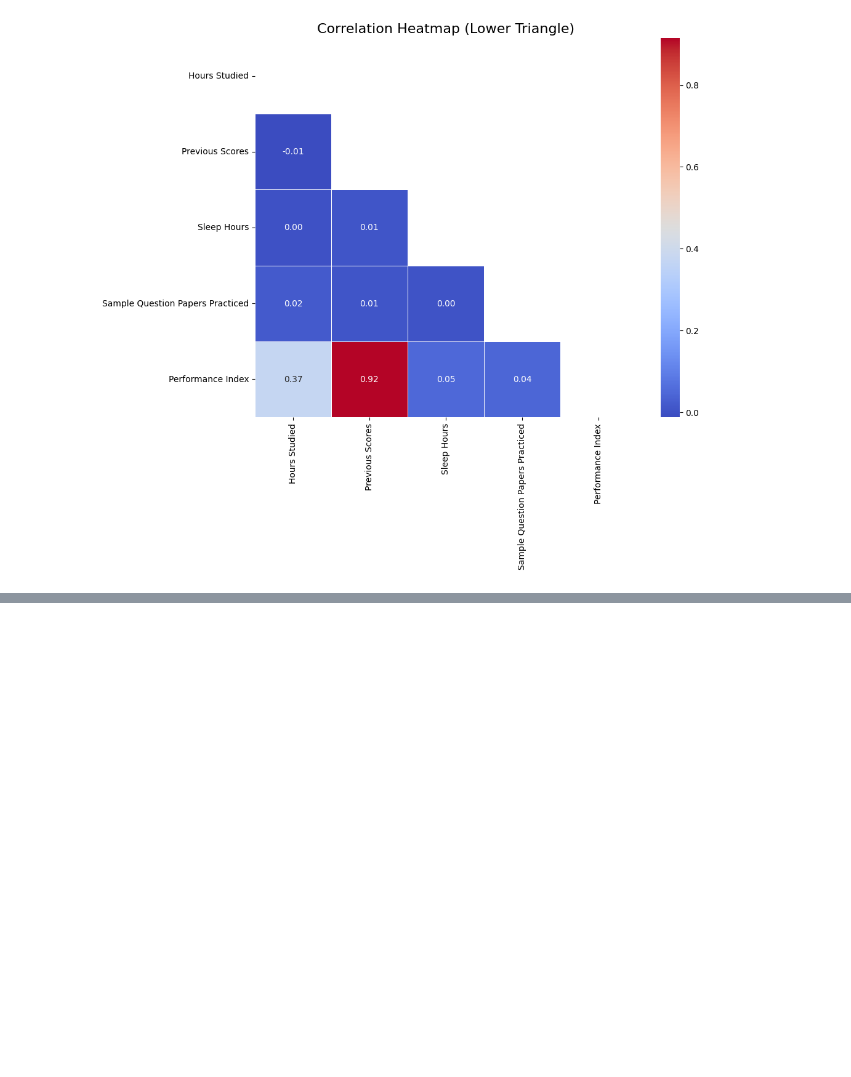
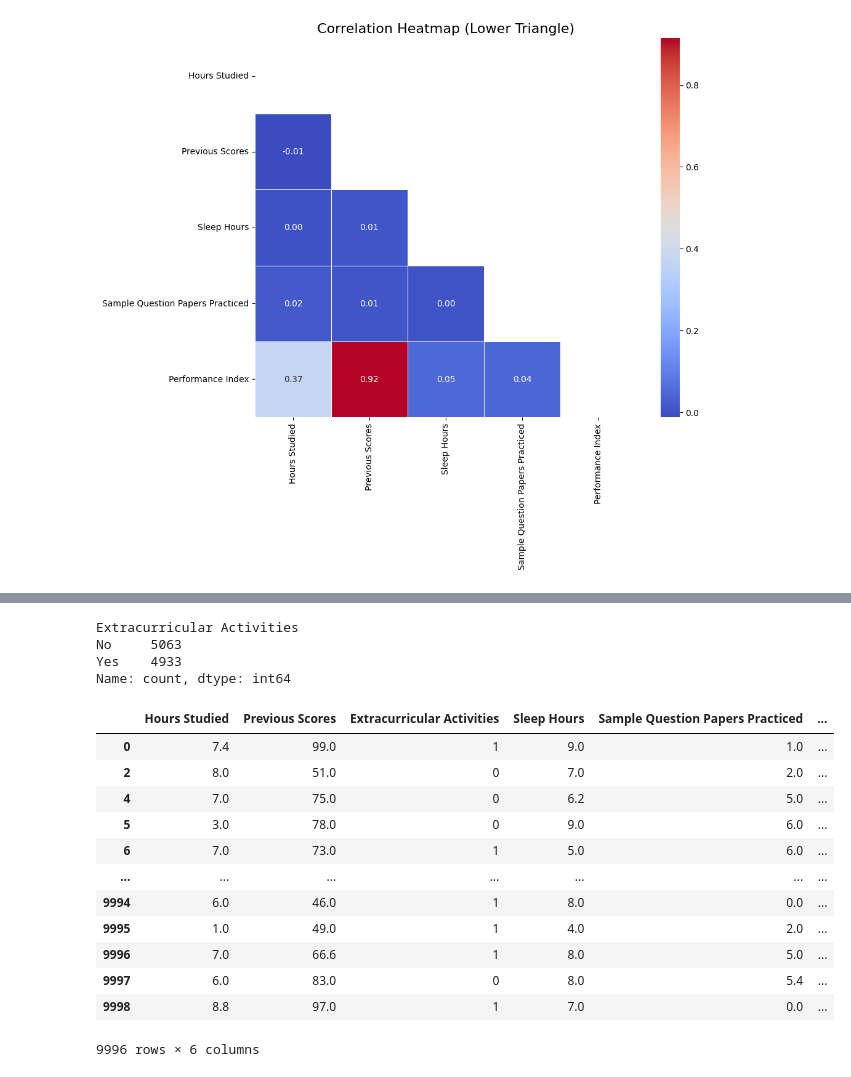
Before and after one commit to AhSanC25/Machine_Learning_Project, a Jupyter notebook: ML project.ipynb, the cells around one changed output, grey strips where cells are left out. Cells and saved outputs as stored; diff of their text form; code cells hidden in the pictures; blank space fills up the shorter version.

Commit message:
label encoder

```diff
--- a/ML project.ipynb
+++ b/ML project.ipynb
@@ -1250,0 +1346,7 @@ plt.show()
+# %%
+print(df['Extracurricular Activities'].value_counts())
+# %% [output]
+Extracurricular Activities
+No     5063
+Yes    4933
+Name: count, dtype: int64
@@ -1250,0 +1355,26 @@ plt.show()
+# %%
+from sklearn.preprocessing import LabelEncoder
+
+# Identify categorical columns
+categorical_cols = df.select_dtypes(include='object').columns
+
+# Apply Label Encoding
+for col in categorical_cols:
+    le = LabelEncoder()
+    df[col] = le.fit_transform(df[col])
+# %%
+df
+# %% [output]
+|  | Hours Studied | Previous Scores | Extracurricular Activities | Sleep Hours | Sample Question Papers Practiced | ... |
+| 0 | 7.4 | 99.0 | 1 | 9.0 | 1.0 | ... |
+| 2 | 8.0 | 51.0 | 0 | 7.0 | 2.0 | ... |
+| 4 | 7.0 | 75.0 | 0 | 6.2 | 5.0 | ... |
+| 5 | 3.0 | 78.0 | 0 | 9.0 | 6.0 | ... |
+| 6 | 7.0 | 73.0 | 1 | 5.0 | 6.0 | ... |
+| ... | ... | ... | ... | ... | ... | ... |
+| 9994 | 6.0 | 46.0 | 1 | 8.0 | 0.0 | ... |
+| 9995 | 1.0 | 49.0 | 1 | 4.0 | 2.0 | ... |
+| 9996 | 7.0 | 66.6 | 1 | 8.0 | 5.0 | ... |
+| 9997 | 6.0 | 83.0 | 0 | 8.0 | 5.4 | ... |
+| 9998 | 8.8 | 97.0 | 1 | 7.0 | 0.0 | ... |
+9996 rows × 6 columns
```
Also changed, not shown: parts of 10 cells of this notebook.
